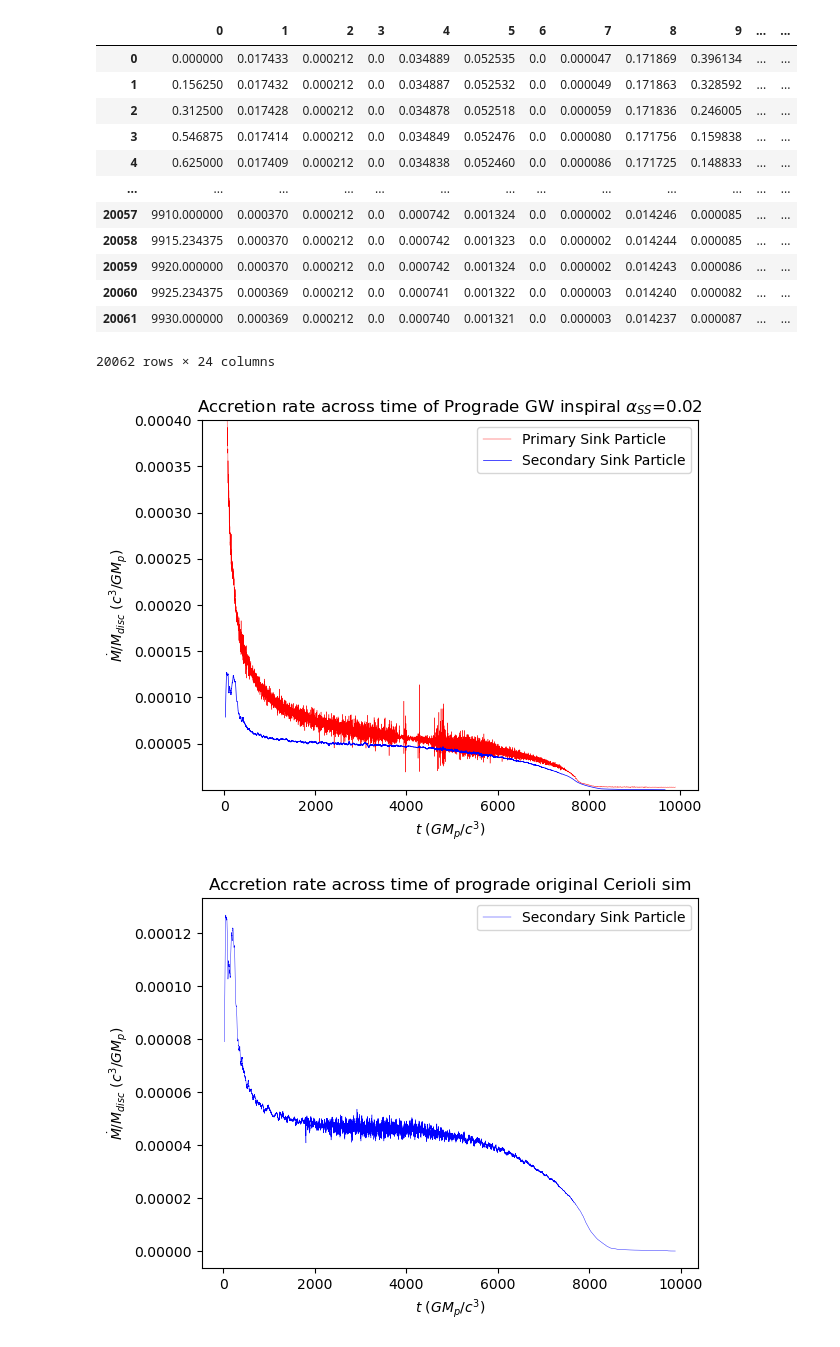
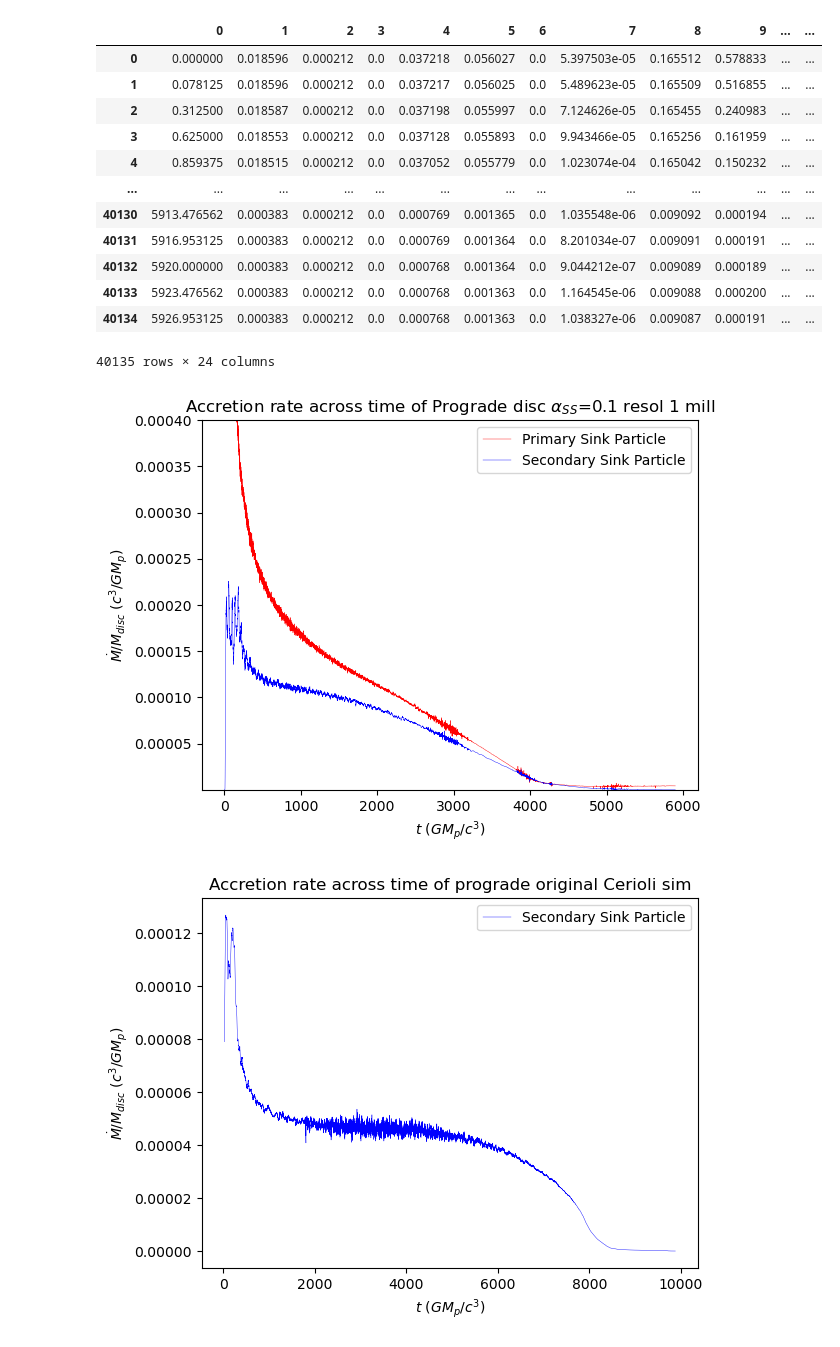
Before and after one commit to tomshilling04/physics_repo, a Jupyter notebook: Accretion_rate.ipynb, the cells around one changed output. Saved outputs shown, nothing was run; the diff lists cells and outputs as text; code cells hidden in the pictures.

```diff
--- a/Accretion_rate.ipynb
+++ b/Accretion_rate.ipynb
@@ -23,18 +23,19 @@ def totalmass(filename,Mdisc):
     return totalm
 # %%
 #don't forget to change titles when changing data and file names.
-file1 = np.loadtxt("C:/Users/tomsh/OneDrive - University of Leeds/year 4/Accretion disc/Semester 2/Week6/alpha_0.02/gwdisc01.ev")
+file = "C:/Users/tomsh/OneDrive - University of Leeds/year 4/Accretion disc/Semester 2/Week6/alpha_0.005_resol1mill/gwdisc01_al005r1mill.ev"
+file1 = np.loadtxt(file)
 mass_acc1 = file1[:,20]
 mass_acc2 = file1[:,21]
-totmass = totalmass("C:/Users/tomsh/OneDrive - University of Leeds/year 4/Accretion disc/Semester 2/Week6/alpha_0.02/gwdisc01.ev",0.1)
+totmass = totalmass(file,0.1)
 time1 = file1[:,0]
 plt.plot(time1,mass_acc1, '-', color = 'red', label = 'Sink Mass 1')
 plt.plot(time1,mass_acc2,'-',color = 'blue',label = 'Sink Mass 2')
 plt.plot(time1,totmass,'-', color = 'green',label = 'Disc mass')
 plt.xlabel('time (code units)')
 plt.ylabel('Accreted Mass ($\Delta{M}$)')
-plt.title("Cerioli Prograde Sim of accumalative accreted mass across time resol 2 million")
+plt.title(r"accumalative accreted mass across time resol 1 million $\alpha_{SS}=0.005$")
 plt.legend()
-plt.savefig("GW_Accreted_mass_across_time_Cerioli_2mill.png")
+#plt.savefig("Accreted_mass_across_time_resol1mill_alpha_0.005.png")
 plt.show()
 # %% [output]
@@ -43,20 +44,20 @@ plt.show()
 pd.DataFrame(file1)
 # %% [output]
 |  | 0 | 1 | 2 | 3 | 4 | 5 | 6 | 7 | 8 | 9 | ... | ... |
-| 0 | 0.000000 | 0.017433 | 0.000212 | 0.0 | 0.034889 | 0.052535 | 0.0 | 0.000047 | 0.171869 | 0.396134 | ... | ... |
-| 1 | 0.156250 | 0.017432 | 0.000212 | 0.0 | 0.034887 | 0.052532 | 0.0 | 0.000049 | 0.171863 | 0.328592 | ... | ... |
-| 2 | 0.312500 | 0.017428 | 0.000212 | 0.0 | 0.034878 | 0.052518 | 0.0 | 0.000059 | 0.171836 | 0.246005 | ... | ... |
-| 3 | 0.546875 | 0.017414 | 0.000212 | 0.0 | 0.034849 | 0.052476 | 0.0 | 0.000080 | 0.171756 | 0.159838 | ... | ... |
-| 4 | 0.625000 | 0.017409 | 0.000212 | 0.0 | 0.034838 | 0.052460 | 0.0 | 0.000086 | 0.171725 | 0.148833 | ... | ... |
+| 0 | 0.000000 | 0.018596 | 0.000212 | 0.0 | 0.037218 | 0.056027 | 0.0 | 5.397503e-05 | 0.165512 | 0.578833 | ... | ... |
+| 1 | 0.078125 | 0.018596 | 0.000212 | 0.0 | 0.037217 | 0.056025 | 0.0 | 5.489623e-05 | 0.165509 | 0.516855 | ... | ... |
+| 2 | 0.312500 | 0.018587 | 0.000212 | 0.0 | 0.037198 | 0.055997 | 0.0 | 7.124626e-05 | 0.165455 | 0.240983 | ... | ... |
+| 3 | 0.625000 | 0.018553 | 0.000212 | 0.0 | 0.037128 | 0.055893 | 0.0 | 9.943466e-05 | 0.165256 | 0.161959 | ... | ... |
+| 4 | 0.859375 | 0.018515 | 0.000212 | 0.0 | 0.037052 | 0.055779 | 0.0 | 1.023074e-04 | 0.165042 | 0.150232 | ... | ... |
 | ... | ... | ... | ... | ... | ... | ... | ... | ... | ... | ... | ... | ... |
-| 20057 | 9910.000000 | 0.000370 | 0.000212 | 0.0 | 0.000742 | 0.001324 | 0.0 | 0.000002 | 0.014246 | 0.000085 | ... | ... |
-| 20058 | 9915.234375 | 0.000370 | 0.000212 | 0.0 | 0.000742 | 0.001323 | 0.0 | 0.000002 | 0.014244 | 0.000085 | ... | ... |
-| 20059 | 9920.000000 | 0.000370 | 0.000212 | 0.0 | 0.000742 | 0.001324 | 0.0 | 0.000002 | 0.014243 | 0.000086 | ... | ... |
-| 20060 | 9925.234375 | 0.000369 | 0.000212 | 0.0 | 0.000741 | 0.001322 | 0.0 | 0.000003 | 0.014240 | 0.000082 | ... | ... |
-| 20061 | 9930.000000 | 0.000369 | 0.000212 | 0.0 | 0.000740 | 0.001321 | 0.0 | 0.000003 | 0.014237 | 0.000087 | ... | ... |
+| 40130 | 5913.476562 | 0.000383 | 0.000212 | 0.0 | 0.000769 | 0.001365 | 0.0 | 1.035548e-06 | 0.009092 | 0.000194 | ... | ... |
+| 40131 | 5916.953125 | 0.000383 | 0.000212 | 0.0 | 0.000769 | 0.001364 | 0.0 | 8.201034e-07 | 0.009091 | 0.000191 | ... | ... |
+| 40132 | 5920.000000 | 0.000383 | 0.000212 | 0.0 | 0.000768 | 0.001364 | 0.0 | 9.044212e-07 | 0.009089 | 0.000189 | ... | ... |
+| 40133 | 5923.476562 | 0.000383 | 0.000212 | 0.0 | 0.000768 | 0.001363 | 0.0 | 1.164545e-06 | 0.009088 | 0.000200 | ... | ... |
+| 40134 | 5926.953125 | 0.000383 | 0.000212 | 0.0 | 0.000768 | 0.001363 | 0.0 | 1.038327e-06 | 0.009087 | 0.000191 | ... | ... |
-20062 rows × 24 columns
+40135 rows × 24 columns
 # %%
-def Mass_Acc_rate(M,time,N=100):
+def Mass_Acc_rate(M,time,N=10):
     """
     input:
 
@@ -125,20 +126,20 @@ def Mass_acc_rate_graph_Secondary(filename, Mdisc,N=10):
 # %%
 #don't forget to change titles when changing data and file names.
 #limits should also be changed.
-file = "C:/Users/tomsh/OneDrive - University of Leeds/year 4/Accretion disc/Semester 2/Week6/alpha_0.02/gwdisc01.ev"
+file = "C:/Users/tomsh/OneDrive - University of Leeds/year 4/Accretion disc/Semester 2/Week7/alpha1/gwdisc01_al1.ev"
 tmidP, MdotP = Mass_acc_rate_graph_Primary(file,0.1) #change the disc file according to the data you are looking for
 tmidS, MdotS = Mass_acc_rate_graph_Secondary(file,0.1) #change the disc file according to the data you are looking for
 plt.plot(tmidP, MdotP, '-', color = 'red', linewidth = 0.3, label = "Primary Sink Particle")
-plt.plot(tmidS, MdotS, '-', color = 'blue', linewidth = 0.5, label = "Secondary Sink Particle")
+plt.plot(tmidS, MdotS, '-', color = 'blue', linewidth = 0.3, label = "Secondary Sink Particle")
 plt.ylabel("$\dot{M}$/$M_{disc}$ ($c^3$/$GM_p$)")
 plt.xlabel ("$t$ ($GM_p$/$c^3$)")
 plt.ylim(10**(-8),0.0004)
-plt.title(r"Accretion rate across time of Prograde GW inspiral $\alpha_{SS}$=0.02")
+plt.title(r"Accretion rate across time of Prograde disc $\alpha_{SS}$=0.1 resol 1 mill")
 plt.legend()
-plt.savefig("Accretion_rate_across_time_alpha_0.02.png")
+plt.savefig("Accretion_rate_across_time_alpha_0.1_resol1mill.png")
 plt.show()
 # %% [output]
-[figure, old version]
+[figure, new version]
 # %%
 tmidS, MdotS = Mass_acc_rate_graph_Secondary("C:/Users/tomsh/OneDrive - University of Leeds/year 4/Accretion disc/Semester 2/Week3/Cer_normal/gwdisc01_cer.ev",0.01)
 plt.plot(tmidS, MdotS, '-', color = 'blue', linewidth = 0.3, label = "Secondary Sink Particle")
```
Also changed, not shown: parts of 1 cell of this notebook.
